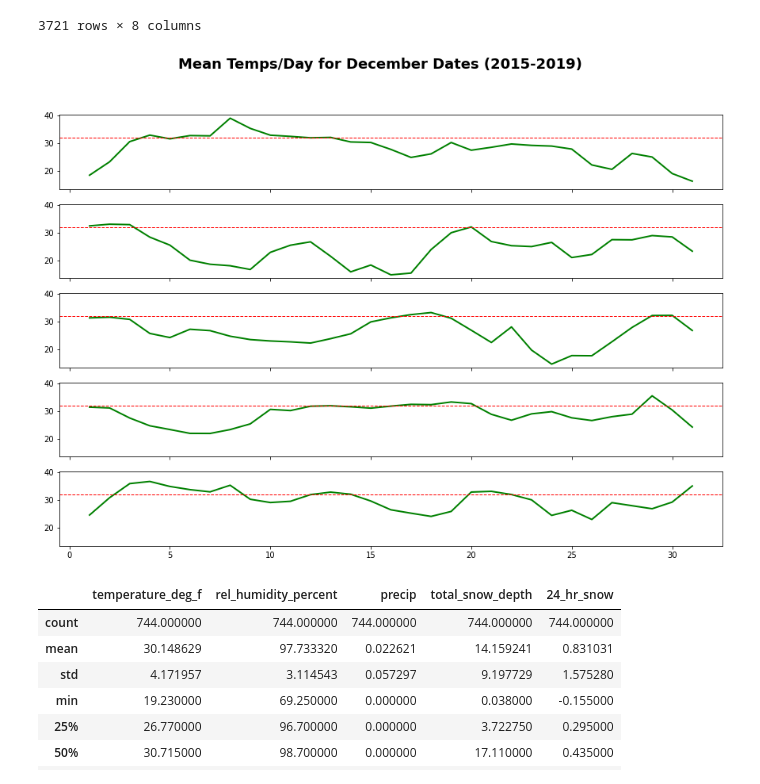
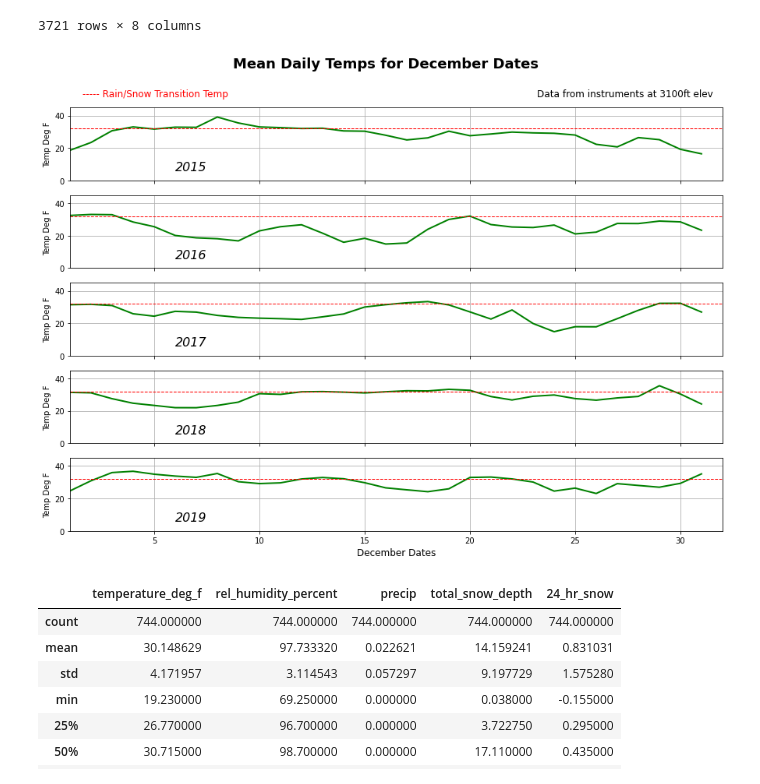
Before and after one commit to mryman/December-Ski-Conditions, a Jupyter notebook: NWAC_data.ipynb, the cells around one changed output. Drawn from its saved outputs; the diff is of its cells as text; code cells hidden in the pictures.

Commit message:
added some images to README

```diff
--- a/NWAC_data.ipynb
+++ b/NWAC_data.ipynb
@@ -152,26 +153,33 @@ fulldec_SR_df
 # %%
 fig, axs = plt.subplots(5,1, figsize = (15, 10), sharex = True, sharey=True)
 
 
 for i, year in enumerate([2015, 2016, 2017, 2018, 2019]):
     #print(year)
     x = fulldec_df['dt_time_pst'].dt.day.unique()
     yrmask = fulldec_df['dt_time_pst'].dt.year == year
     ymean = fulldec_df[yrmask]['temperature_deg_f'].groupby(fulldec_df['dt_time_pst'].dt.day).mean()
     ymax = fulldec_df[yrmask]['temperature_deg_f'].groupby(fulldec_df['dt_time_pst'].dt.day).max()
     ymin = fulldec_df[yrmask]['temperature_deg_f'].groupby(fulldec_df['dt_time_pst'].dt.day).min()
 
 
+    axs[i].set_ylabel('Temp Deg F')
 
     axs[i].plot(x, ymean, color='green', lw=2, label=year)
-    #axs[i].plot(x, ymax, color='orange')
-    #axs[i].plot(x, ymin)
+    axs[i].axis([1,32, 0, 45])
+    axs[i].text(6, 6, year, style='italic', fontsize=16)
 
+    axs[i].grid()
+    axs[i].axhline(32, 0,31, ls='--', lw=1, color='red')
 
-    axs[i].axhline(32, 0,31, ls='--', lw=1, color='red')
-    plt.suptitle('Mean Temps/Day for December Dates (2015-2019)',fontsize=18, fontweight='bold')
+axs[4].set_xlabel('December Dates', fontsize=12)
+plt.suptitle('Mean Daily Temps for December Dates',y=0.97,fontsize=18, fontweight='bold')
+plt.text(0.14, 0.9, '----- Rain/Snow Transition Temp', fontsize=12, color='red',transform=plt.gcf().transFigure)
+plt.text(0.68, 0.9, 'Data from instruments at 3100ft elev', fontsize=12, transform=plt.gcf().transFigure)
+
+plt.savefig('img/meantemps.jpg')
 # %% [output]
-[figure, old version]
+[figure, new version]
 # %%
 dec15df = fulldec_df[(fulldec_df['dt_time_pst'].dt.year == 2015)]
 dec16df = fulldec_df[(fulldec_df['dt_time_pst'].dt.year == 2016)]
```
Also changed, not shown: parts of 2 cells of this notebook, 3 other files.
